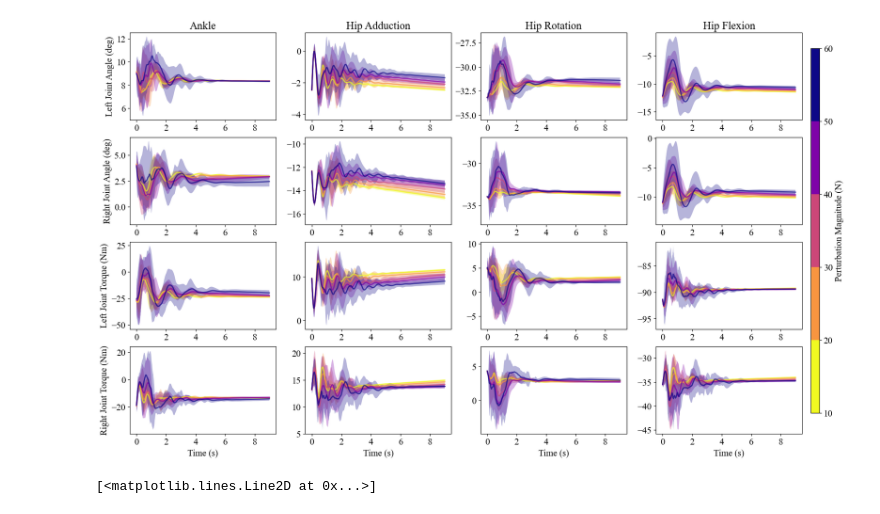
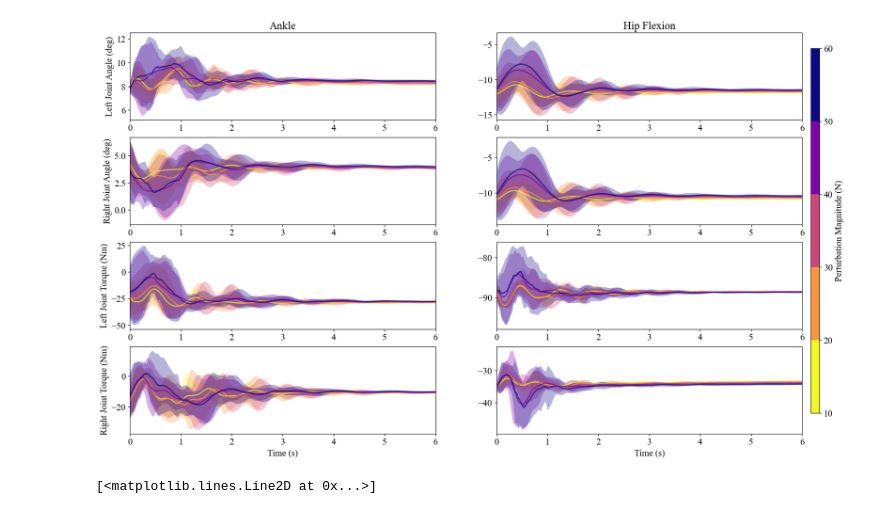
Before and after one commit to cherylwang20/MyoLeg_Sarcopenia, a Jupyter notebook: plotting_results.ipynb, the cells around one changed output. Drawn from its saved outputs; the diff is of its cells as text; code cells hidden in the pictures.

```diff
--- a/plotting_results.ipynb
+++ b/plotting_results.ipynb
@@ -9,7 +9,7 @@ import math
 from matplotlib.lines import Line2D
 import matplotlib.colors as mcolors
 
-sarco =  False
+sarco =  True
 fatigue = False
 
 if sarco:
@@ -91,22 +91,20 @@ plt.rcParams.update({
     "font.family": "Times New Roman",  # specify font family here
     "font.size":15})
 # %%
-ankle_angle_l, ankle_angle_r, hip_adduction_l, hip_adduction_r, hip_rotation_l, hip_rotation_r = [], [], [], [], [], []
+ankle_angle_l, ankle_angle_r  = [], []#, hip_adduction_l, hip_adduction_r, hip_rotation_l, hip_rotation_r = [], [], [], [], [], []
 hip_flexion_l, hip_flexion_r = [], []
 
-joint_name_qpos = [ankle_angle_l, ankle_angle_r, hip_adduction_l, hip_adduction_r, hip_rotation_l,
-                    hip_rotation_r,  hip_flexion_l, hip_flexion_r ]
+joint_name_qpos = [ankle_angle_l, ankle_angle_r, hip_flexion_l, hip_flexion_r ] #hip_adduction_l, hip_adduction_r, hip_rotation_l, hip_rotation_r,
 
 ankle_angle_l_t, ankle_angle_r_t, hip_adduction_l_t, hip_adduction_r_t, hip_rotation_l_t = [], [], [], [], []
-hip_rotation_r_t, hip_flexion_l_t = [], []
+hip_rotation_r_t, hip_flexion_l_t, hip_flexion_r_t = [], [], []
 
-joint_name_torque = [ankle_angle_l_t, ankle_angle_r_t, hip_adduction_l_t, hip_adduction_r_t, hip_rotation_l_t,
-                     hip_rotation_r_t, hip_flexion_l_t ]
+joint_name_torque = [ankle_angle_l_t, ankle_angle_r_t, hip_flexion_l_t, hip_flexion_r_t ] #hip_adduction_l_t, hip_adduction_r_t, hip_rotation_l_t, hip_rotation_r_t,
 
 
-joint_names_l = ['ankle_angle_l', 'hip_adduction_l', 'hip_rotation_l', 'hip_flexion_l']
-title = ['Ankle', 'Hip Adduction', 'Hip Rotation',  'Hip Flexion']
-joint_names_r = ['ankle_angle_r', 'hip_adduction_r','hip_rotation_r','hip_flexion_r' ]
+joint_names_l = ['ankle_angle_l',  'hip_flexion_l'] #'hip_adduction_l', 'hip_rotation_l',
+title = ['Ankle',  'Hip Flexion'] #'Hip Adduction', 'Hip Rotation',
+joint_names_r = ['ankle_angle_r', 'hip_flexion_r' ] #'hip_adduction_r','hip_rotation_r',
 # %%
 #####plotting the joint angle over time for standing up case
 y_range_joint = [-50, 50]
@@ -114,9 +112,10 @@ x_time = np.linspace(0, 9, 900)
 
 colormap = plt.cm.plasma_r
 norm = mcolors.BoundaryNorm(bins, colormap.N)
-fig = plt.figure(figsize=(20, 12))
-for i in range(0, 4):
-    plt.subplot(4, 4, i+1)
+fig, ax = plt.subplots(4, 2, figsize=(20, 12))
+#fig= plt.figure(figsize=(20, 12))
+for i in range(0, 2):
+    plt.subplot(4, 2, i+1)
     for j in range(len(pert_AP)):
         l1, l2, l3, l4, l5 = [], [], [], [], []
         l = [l1, l2, l3, l4, l5]
@@ -139,8 +138,8 @@ for i in range(0, 4):
 
 ######
 
-for i in range(0, 4):
-    plt.subplot(4, 4, i+5)
+for i in range(0, 2):
+    plt.subplot(4, 2, i+3)
     for j in range(len(pert_AP)):
         l1, l2, l3, l4, l5 = [], [], [], [], []
         l = [l1, l2, l3, l4, l5]
@@ -161,8 +160,8 @@ for i in range(0, 4):
         plt.ylabel('Right Joint Angle (deg)')
 
 
-for i in range(0, 4):
-    plt.subplot(4, 4, i+9)
+for i in range(0, 2):
+    plt.subplot(4, 2, i+5)
     for j in range(len(pert_AP)):
         mean_pert = []
         l1, l2, l3, l4, l5 = [], [], [], [], []
@@ -183,43 +182,43 @@ for i in range(0, 4):
         plt.ylabel('Left Joint Torque (Nm)')
 
 
-for i in range(0, 4):
-    plt.subplot(4, 4, i+13)
+for i in range(0, 2):
+    plt.subplot(4, 2, i+7)
     for j in range(len(pert_AP)):
         mean_pert = []
         l1, l2, l3, l4, l5 = [], [], [], [], []
         l = [l1, l2, l3, l4, l5]
         for k in pert_AP[j]:
             l[j].append(k['jointInfo']['qtau'][joint_names_r[i]][100:])
             mean_pert.append(k["modelInfo"]["perturbationMagnitude"])
         if not l[j]:
             continue
         else:
             mean = np.mean(l[j], axis = 0)
             std = np.std(l[j], axis = 0)
             upper = mean + 2*std
             lower = mean - 2*std
             plt.plot(x_time, np.mean(l[j], axis= 0), c = colormap(norm(np.mean(mean_pert))), alpha = 0.7, linewidth = 2)
             plt.fill_between(x_time, lower.flatten(), upper.flatten(), facecolor = colormap(norm(np.mean(mean_pert))), alpha = 0.3)
             plt.xlabel('Time (s)')
     if i == 0:
         plt.ylabel('Right Joint Torque (Nm)')
 
 sm = plt.cm.ScalarMappable(cmap=colormap, norm=norm)
 sm.set_array([])
 
 plt.subplots_adjust(right=0.9)
 cbar_ax = fig.add_axes([0.91, 0.15, 0.01, 0.7])
 cbar = plt.colorbar(sm, ticks=np.linspace(10, 60, 6), cax=cbar_ax)
 cbar.set_label('Perturbation Magnitude (N)')
 
 #txt="The ankle and hip angles (adduction, rotation and flexion) in response to perturbation in the range of 10  - 60N"
 #plt.figtext(0.5, 0.01, txt, wrap=True, horizontalalignment='center', fontsize=20)
-
+plt.setp(ax, xlim=[0, 6])
 plt.show()
 plt.close()
 # %% [output]
-[figure, old version]
+[figure, new version]
 # %%
 from scipy.interpolate import splrep, splev
 all_ankle = []
```
Also changed, not shown: parts of 6 cells of this notebook, 8 other files.
